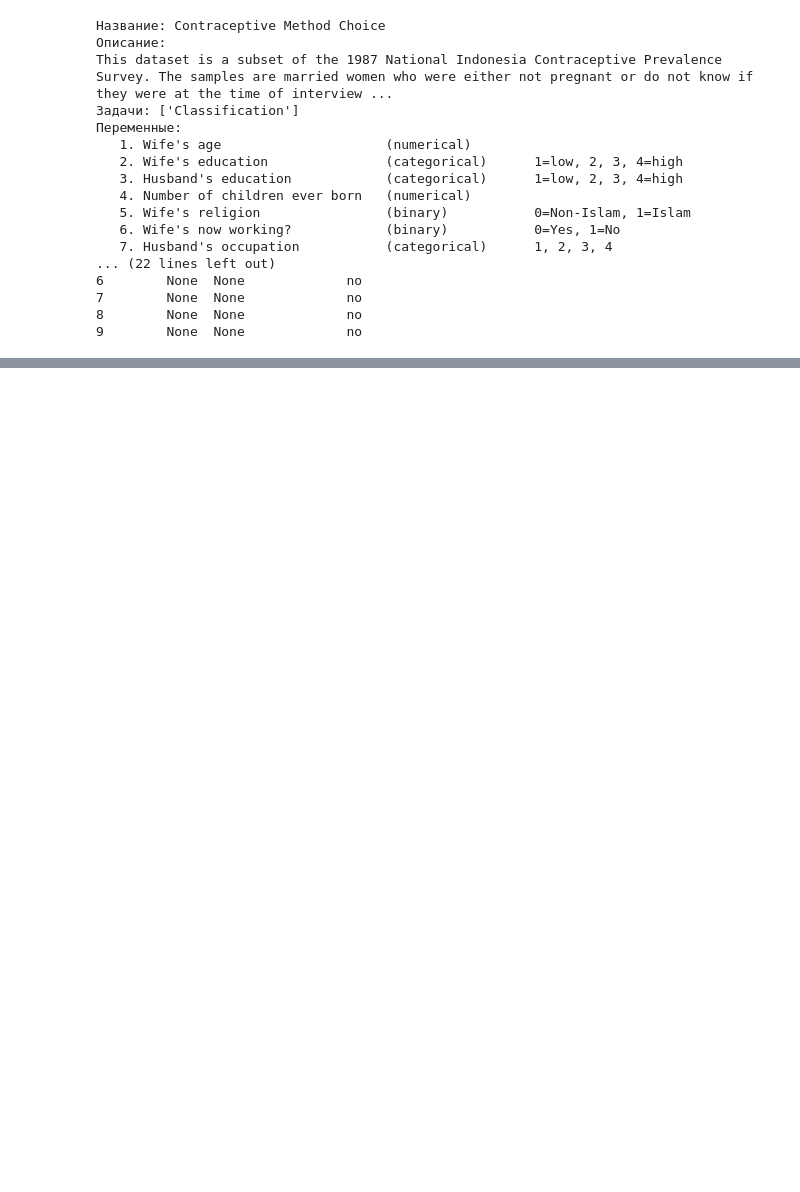
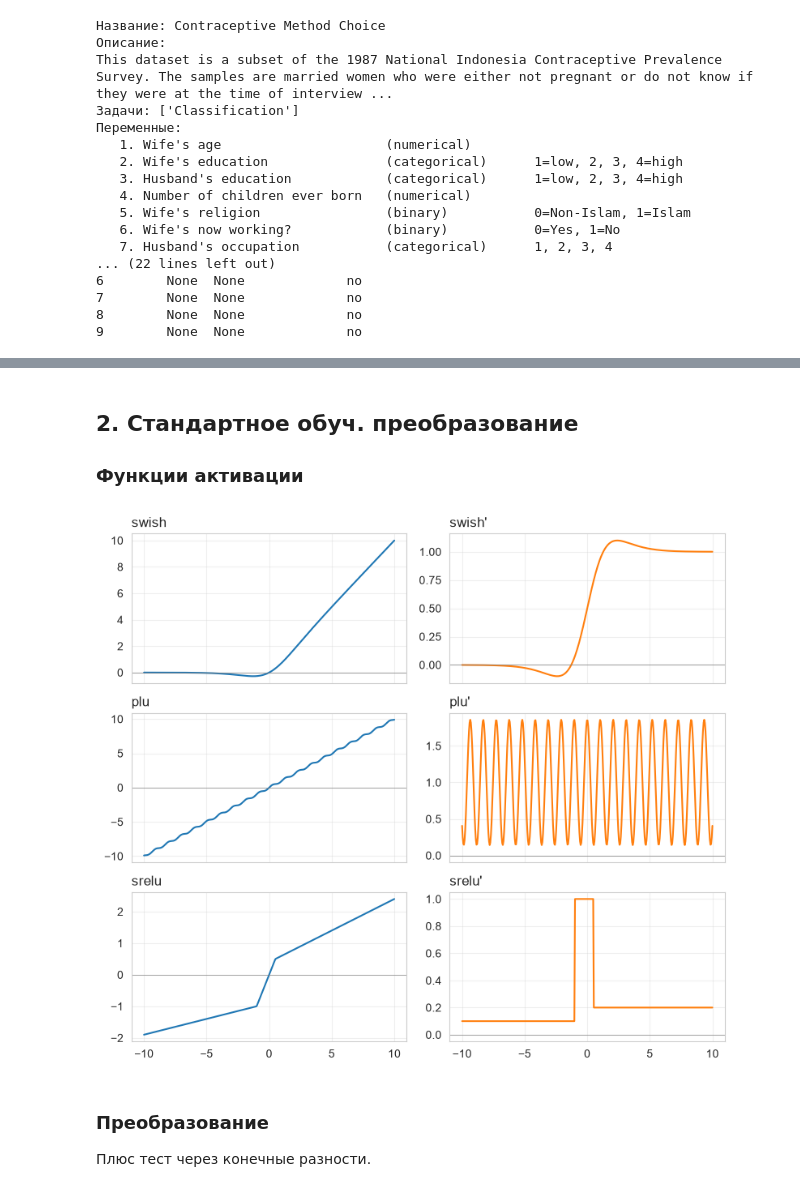
Before and after one commit to FB1-ITMO-CT/sem05_DA_lab02, a Jupyter notebook: notebooks/main.ipynb, the cells around one changed output, grey strips where cells are left out. Drawn from its saved outputs; the diff is of its cells as text; code cells hidden in the pictures; blank space fills up the shorter version.

Commit message:
Cleanup. Dataset preprocessing. Trainable transforms.
Activation functions are visualized.
Two trainable transforms (linear and RBF) - both tested on base level, uniformly.

```diff
--- a/notebooks/main.ipynb
+++ b/notebooks/main.ipynb
@@ -39,15 +41,8 @@ import numpy as np
 import scipy.special as sp_spec
 import scipy.stats as sp_stats
 import pickle
-
-# sklearn components
 import sklearn as skl
-from sklearn.datasets import make_blobs, make_moons, make_circles
 from sklearn.model_selection import train_test_split
-from sklearn.preprocessing import StandardScaler
-from sklearn.svm import SVC
-from sklearn.metrics import accuracy_score, pairwise
-from sklearn.metrics.pairwise import rbf_kernel, linear_kernel
 
 # Visualisation
 import pandas as pd
@@ -68,7 +63,6 @@ if TYPE_CHECKING:
 # Config
 np.set_printoptions(precision=4, suppress=True)
 plt.rcParams["axes.grid"] = True
-plt.rcParams["figure.figsize"] = (8, 5)
 plt.rcParams["figure.dpi"] = 100
 sns.set_style("whitegrid")
 
@@ -140,0 +246,4 @@ This dataset is a subset of the 1987 National Indonesia Contraceptive Prevalence
+# %% [markdown]
+## 2. Стандартное обуч. преобразование
+
+### Функции активации
@@ -140,0 +289,30 @@ This dataset is a subset of the 1987 National Indonesia Contraceptive Prevalence
+# %%
+ACTIVATIONS = {
+    "swish": (activation_swish, activation_grad_swish),
+    "plu": activation_make_plu(alpha=1.8, beta=-1.8),                # alpha - частота sin, beta - сила sin
+    "srelu": activation_make_srelu(tl=-1.0, al=0.1, tr=0.5, ar=0.2), # tl, tr - левая и правая границы; al, ar - множители за соотв. границами
+}
+# %%
+def demo_activations():
+    x = np.linspace(-10, 10, 400)
+
+    fig, ax = plt.subplots(len(ACTIVATIONS), 2, figsize=(8, 7), sharex=True)
+
+    for row, (name, (f, df)) in zip(ax, ACTIVATIONS.items()):
+        row[0].plot(x, f(x),  color="C0");  row[0].set_title(name, loc="left")
+        row[1].plot(x, df(x), color="C1");  row[1].set_title(f"{name}'", loc="left")
+
+        for a in row:
+            a.axhline(0, color="gray", lw=0.5)
+            a.grid(alpha=0.3)
+
+    plt.tight_layout()
+    plt.show()
+
+demo_activations()
+# %% [output]
+[figure, added]
+# %% [markdown]
+### Преобразование
+
+Плюс тест через конечные разности.
```
Also changed, not shown: parts of 13 cells of this notebook.
